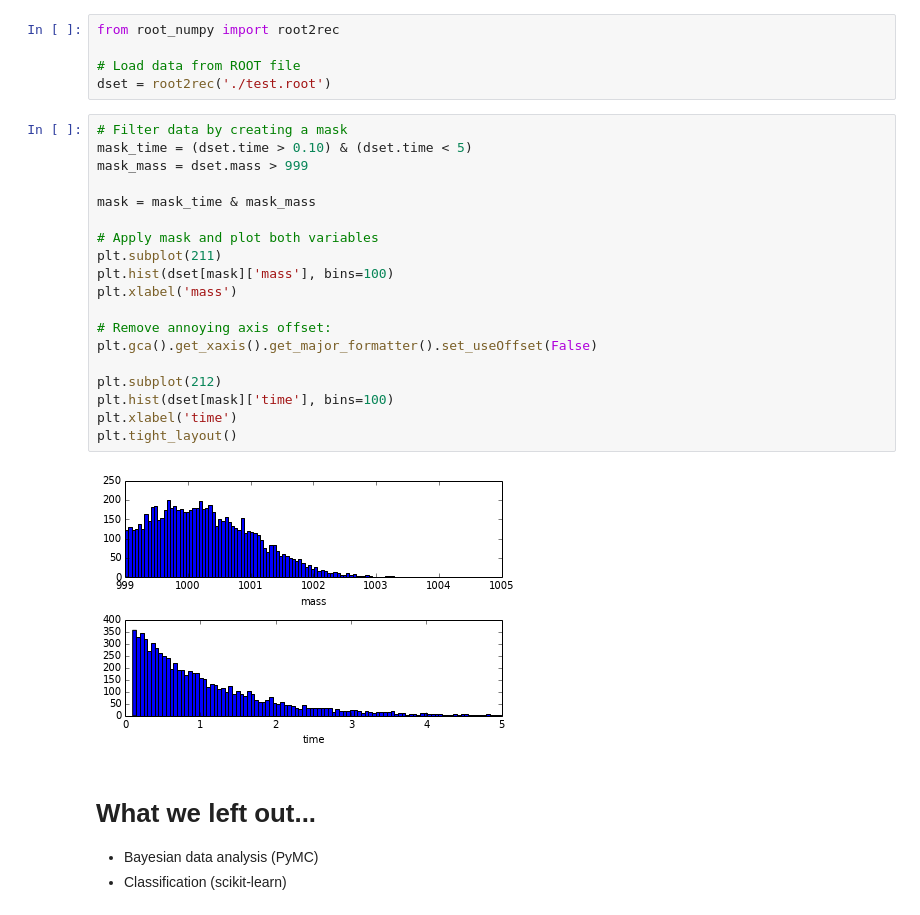
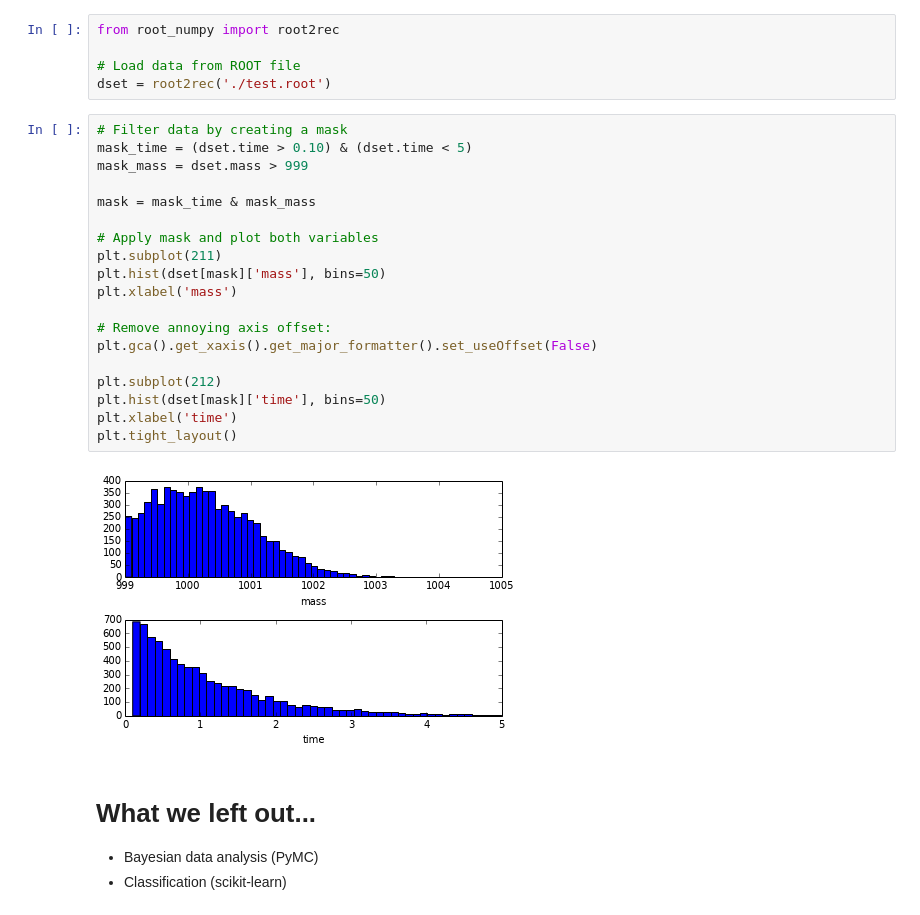
Before and after one commit to bogdan-kulynych/ipython-tutorial, a Jupyter notebook: tutorial.ipynb, the cells around one changed output. Drawn from its saved outputs; the diff is of its cells as text.

```diff
--- a/tutorial.ipynb
+++ b/tutorial.ipynb
@@ -196,24 +247,24 @@ dset = root2rec('./test.root')
 # %%
 # Filter data by creating a mask
 mask_time = (dset.time > 0.10) & (dset.time < 5)
 mask_mass = dset.mass > 999
 
 mask = mask_time & mask_mass
 
 # Apply mask and plot both variables
 plt.subplot(211)
-plt.hist(dset[mask]['mass'], bins=100)
+plt.hist(dset[mask]['mass'], bins=50)
 plt.xlabel('mass')
 
 # Remove annoying axis offset:
 plt.gca().get_xaxis().get_major_formatter().set_useOffset(False)
 
 plt.subplot(212)
-plt.hist(dset[mask]['time'], bins=100)
+plt.hist(dset[mask]['time'], bins=50)
 plt.xlabel('time')
 plt.tight_layout()
 # %% [output]
-[figure, old version]
+[figure, new version]
 # %% [markdown]
 # What we left out...
 
```
Also changed, not shown: parts of 20 cells of this notebook.
